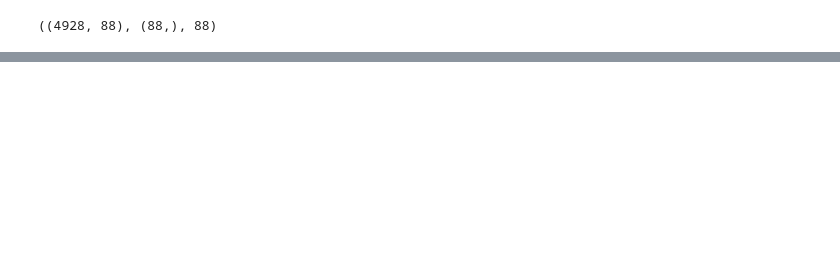
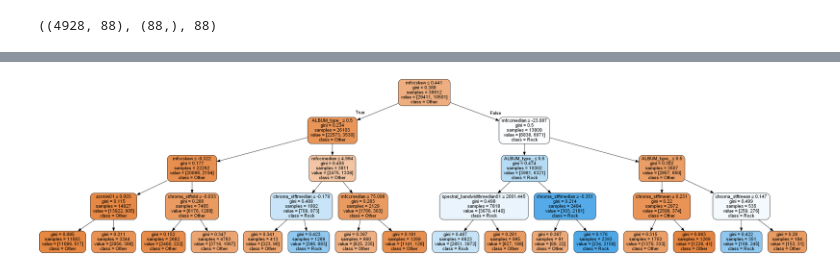
Before and after one commit to cri98li/Data-Mining-2-Project-ts-classification, a Jupyter notebook: Fase 5.ipynb, the cells around one changed output, grey strips where cells are left out. Saved outputs shown, nothing was run; the diff lists cells and outputs as text; code cells hidden in the pictures; blank space fills up the shorter version.

```diff
--- a/Fase 5.ipynb
+++ b/Fase 5.ipynb
@@ -431,3 +408,5 @@ model.predict_classes(X_test[2:25]), y_test.values[:25]
+# %%
+plt.rcParams['figure.dpi'] = 100
 # %% [markdown]
 # Shap
 # %%
@@ -510,0 +496,2 @@ exp.show_in_notebook()
+# %%
+y_pred_train = model.predict_classes(X_res)
@@ -510,0 +500,3 @@ exp.show_in_notebook()
+# %%
+explainer = DecisionTreeClassifier(max_depth=4)
+explainer.fit(X_train, y_pred_train)
@@ -510,0 +530,10 @@ exp.show_in_notebook()
+# %%
+dot_data = tree.export_graphviz(explainer, out_file=None,
+                                feature_names=attributes,
+                                class_names=['Other', 'Rock'],
+                                filled=True, rounded=True,
+                                special_characters=True)
+graph = pydotplus.graph_from_dot_data(dot_data)
+Image(graph.create_png())
+# %% [output]
+[figure, added]
```
Also changed, not shown: parts of 27 cells of this notebook.
